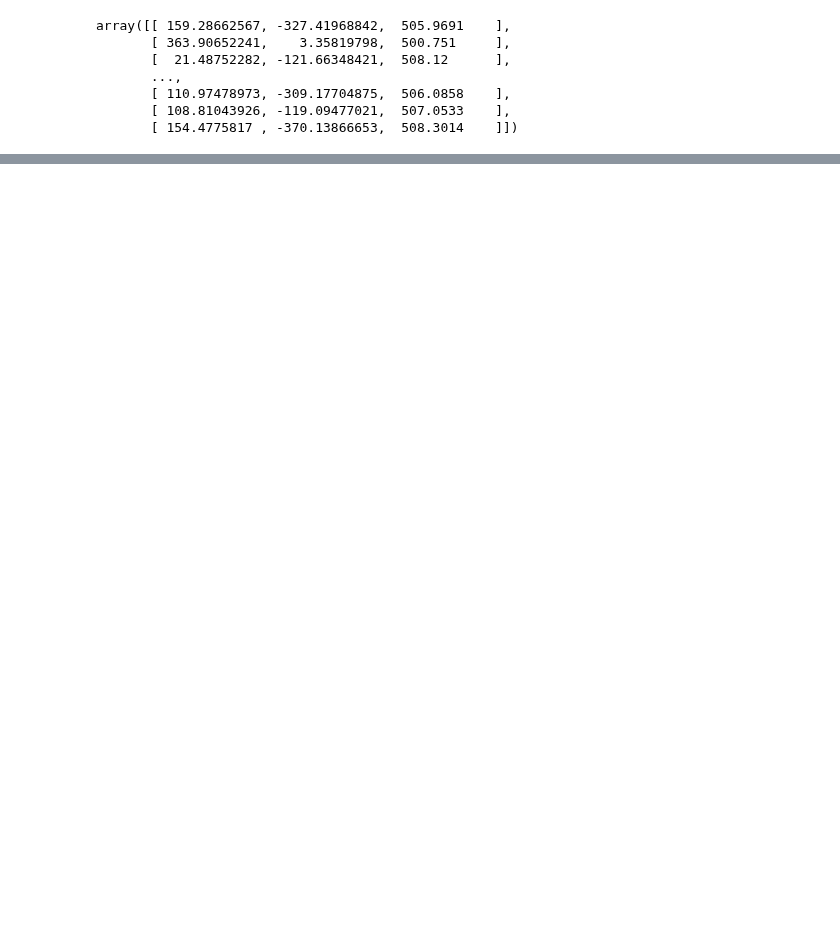
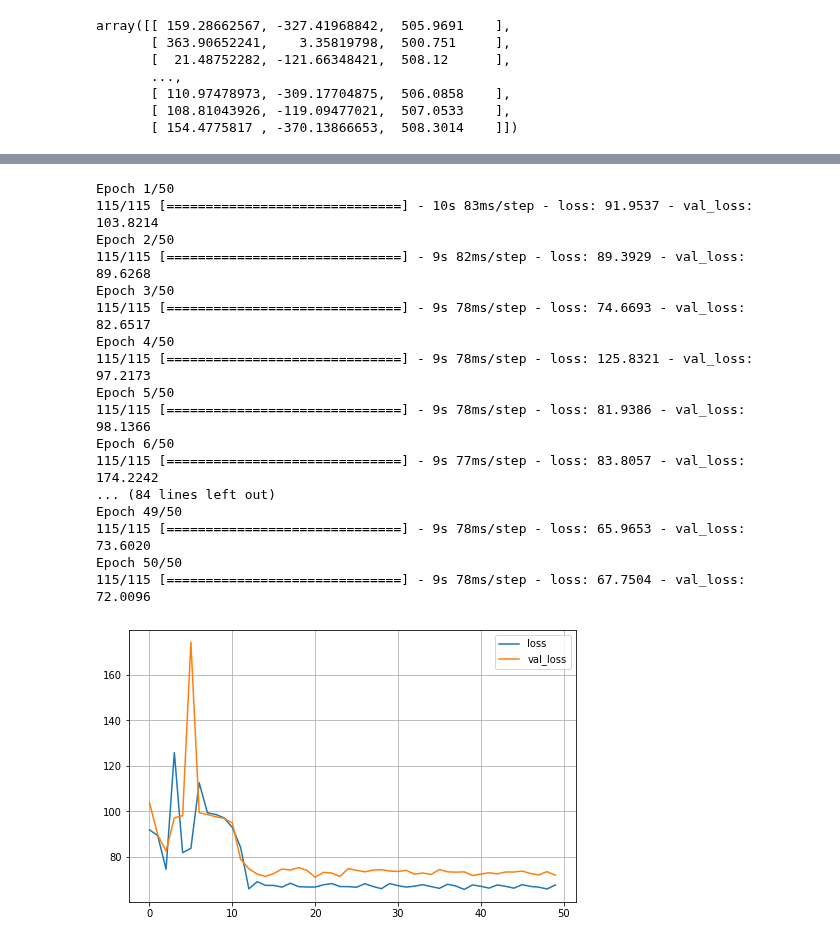
Before and after one commit to telenovelachuan/data_science, a Jupyter notebook: master_project/user_localization.ipynb, the cells around one changed output, grey strips where cells are left out. Drawn from its saved outputs; the diff is of its cells as text; code cells hidden in the pictures; blank space fills up the shorter version.

```diff
--- a/master_project/user_localization.ipynb
+++ b/master_project/user_localization.ipynb
@@ -123,0 +160,11 @@ hist = model.fit(x_train, y_train , epochs=200, validation_data=(x_test, y_test)
+# %%
+condense_to = 50
+h1_pca = np.empty((h1_3.shape[0], h1_3.shape[1], condense_to, 5))
+pca = PCA(n_components=condense_to)
+
+
+for i in range(h1.shape[1]):
+    for j in range(h1.shape[3]):
+        h1_pca[:, i, :, j] = pca.fit_transform(h1[:, i, :, j])
+
+h1_pca.shape
@@ -123,0 +184,4 @@ hist = model.fit(x_train, y_train , epochs=200, validation_data=(x_test, y_test)
+# %%
+# Train test split
+x_train, x_test , y_train , y_test = train_test_split(h1_pca, Pos, test_size=0.1, random_state=42)
+y_train
@@ -123,0 +243,42 @@ hist = model.fit(x_train, y_train , epochs=200, validation_data=(x_test, y_test)
+# %%
+def keras_model2(opt=Adam(1e-3)):
+    model = Sequential()
+    model.add(Conv2D(32,(3,3),activation='elu', padding='same', input_shape=x_train.shape[1:]))
+    model.add(Conv2D(16,(3,3),activation='elu', padding='same'))
+    model.add(Conv2D(8,(3,3),activation='elu', padding='same'))
+    model.add(Flatten())
+    model.add(Dense(512 ,activation='relu'))
+    model.add(Dense(256 ,activation='relu'))
+    model.add(Dense(128 ,activation='relu'))
+    model.add(Dense(64 ,activation='relu'))
+    model.add(Dense(3))
+    model.compile(loss="mean_absolute_percentage_error", optimizer=opt)
+    return model
+
+model = keras_model2(opt=Adam(5e-3))
+earlystopper = EarlyStopping(patience=50, verbose=1)
+#cp = ModelCheckpoint('v1_no_pca.h5', verbose=1, save_best_only=True)
+hist2 = model.fit(x_train, y_train , epochs=50, validation_data=(x_test, y_test),
+                 callbacks=[earlystopper], batch_size=4, verbose=1)
+pd.DataFrame(hist2.history).plot(figsize=(8, 5))
+plt.grid(True)
+plt.show()
+# %% [output]
+Epoch 1/50
+115/115 [==============================] - 10s 83ms/step - loss: 91.9537 - val_loss: 103.8214
+Epoch 2/50
+115/115 [==============================] - 9s 82ms/step - loss: 89.3929 - val_loss: 89.6268
+Epoch 3/50
+115/115 [==============================] - 9s 78ms/step - loss: 74.6693 - val_loss: 82.6517
+Epoch 4/50
+115/115 [==============================] - 9s 78ms/step - loss: 125.8321 - val_loss: 97.2173
+Epoch 5/50
+115/115 [==============================] - 9s 78ms/step - loss: 81.9386 - val_loss: 98.1366
+Epoch 6/50
+115/115 [==============================] - 9s 77ms/step - loss: 83.8057 - val_loss: 174.2242
+... (84 lines left out)
+Epoch 49/50
+115/115 [==============================] - 9s 78ms/step - loss: 65.9653 - val_loss: 73.6020
+Epoch 50/50
+115/115 [==============================] - 9s 78ms/step - loss: 67.7504 - val_loss: 72.0096
+[figure, added]
```
Also changed, not shown: parts of 14 cells of this notebook.
